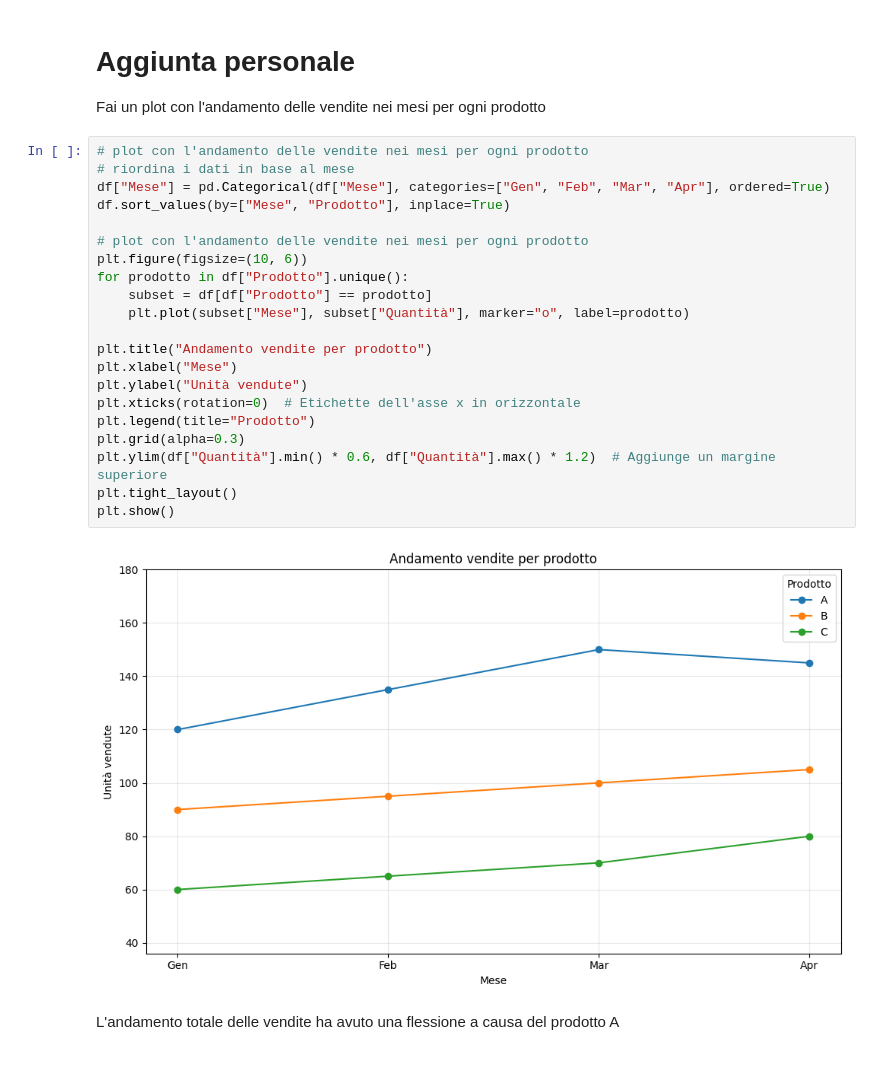
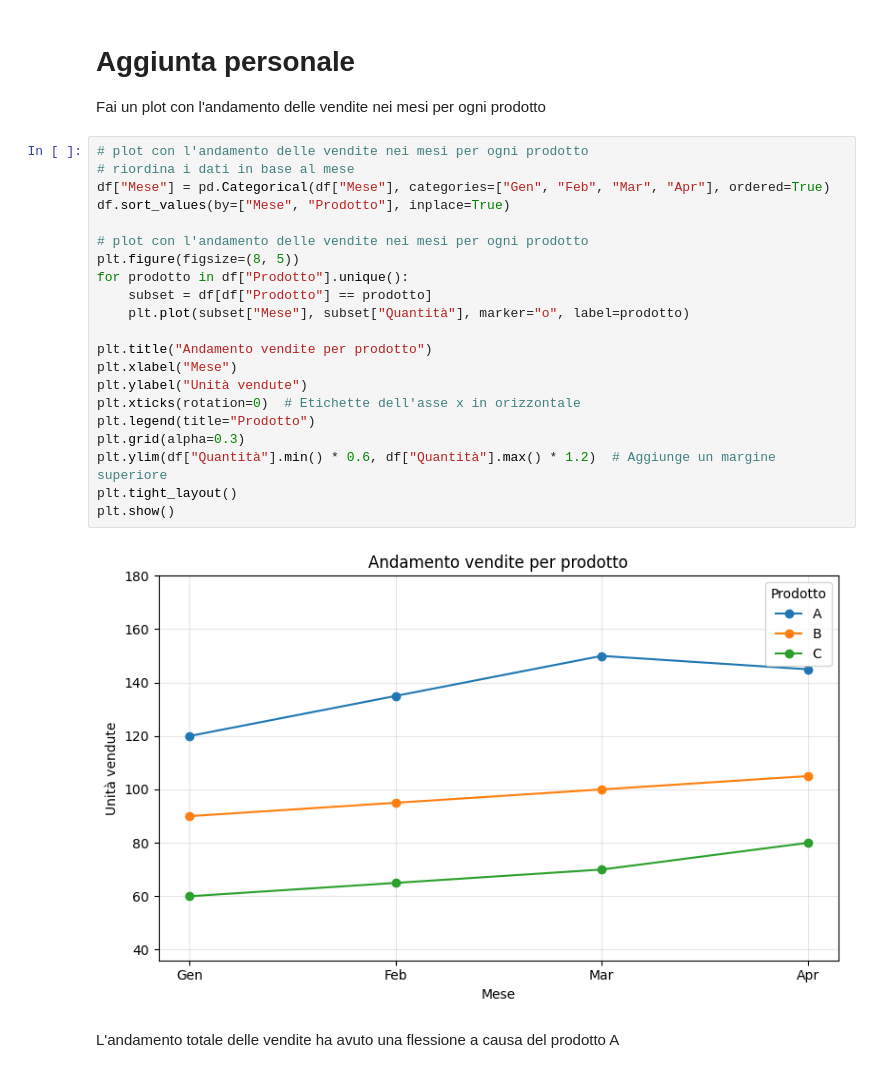
Before and after one commit to nh-spipitone/DataAnalyst-course, a Jupyter notebook: Studenti/GiovanniBartolini/Giorno6/esercizio_vendite.ipynb, the cells around one changed output. Drawn from its saved outputs; the diff is of its cells as text.

```diff
--- a/Studenti/GiovanniBartolini/Giorno6/esercizio_vendite.ipynb
+++ b/Studenti/GiovanniBartolini/Giorno6/esercizio_vendite.ipynb
@@ -220,25 +220,25 @@ Fai un plot con l'andamento delle vendite nei mesi per ogni prodotto
 # %%
 # plot con l'andamento delle vendite nei mesi per ogni prodotto
 # riordina i dati in base al mese
 df["Mese"] = pd.Categorical(df["Mese"], categories=["Gen", "Feb", "Mar", "Apr"], ordered=True)
 df.sort_values(by=["Mese", "Prodotto"], inplace=True)
 
 # plot con l'andamento delle vendite nei mesi per ogni prodotto
-plt.figure(figsize=(10, 6))
+plt.figure(figsize=(8, 5))
 for prodotto in df["Prodotto"].unique():
     subset = df[df["Prodotto"] == prodotto]
     plt.plot(subset["Mese"], subset["Quantità"], marker="o", label=prodotto)
 
 plt.title("Andamento vendite per prodotto")
 plt.xlabel("Mese")
 plt.ylabel("Unità vendute")
 plt.xticks(rotation=0)  # Etichette dell'asse x in orizzontale
 plt.legend(title="Prodotto")
 plt.grid(alpha=0.3)
 plt.ylim(df["Quantità"].min() * 0.6, df["Quantità"].max() * 1.2)  # Aggiunge un margine superiore
 plt.tight_layout()
 plt.show()
 # %% [output]
-[figure, old version]
+[figure, new version]
 # %% [markdown]
 L'andamento totale delle vendite ha avuto una flessione a causa del prodotto A
```
